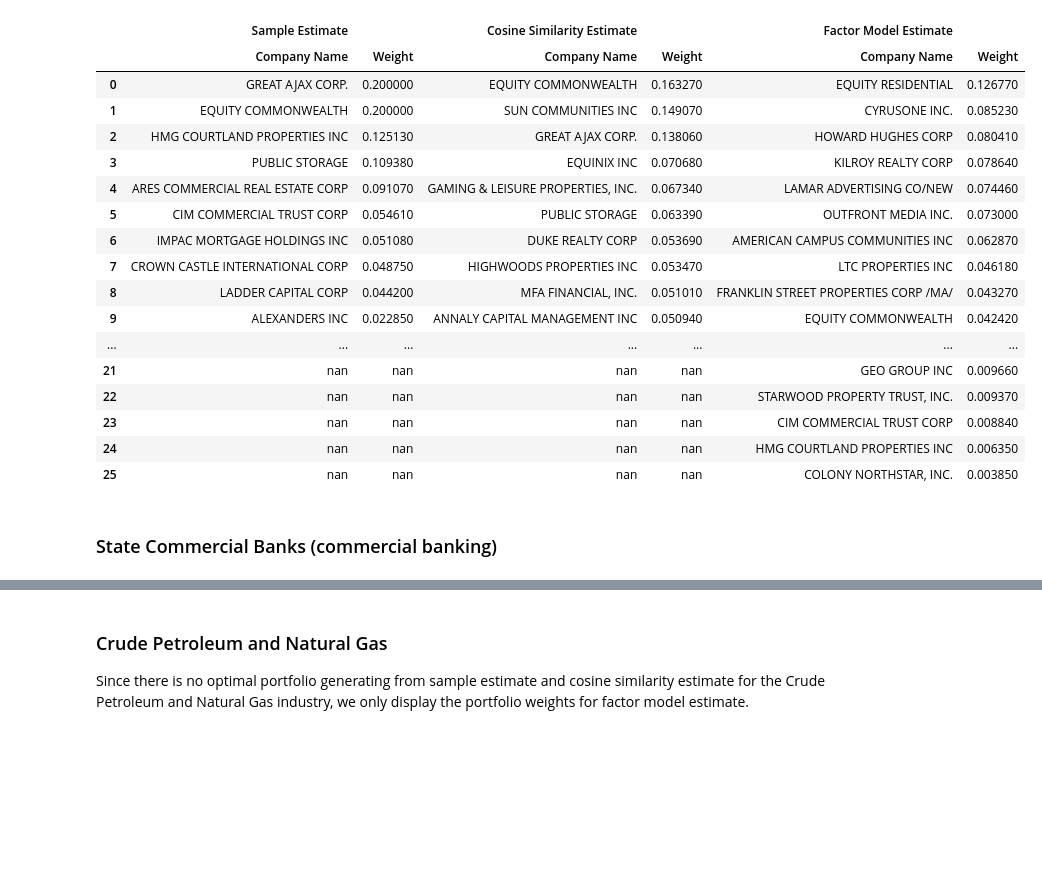
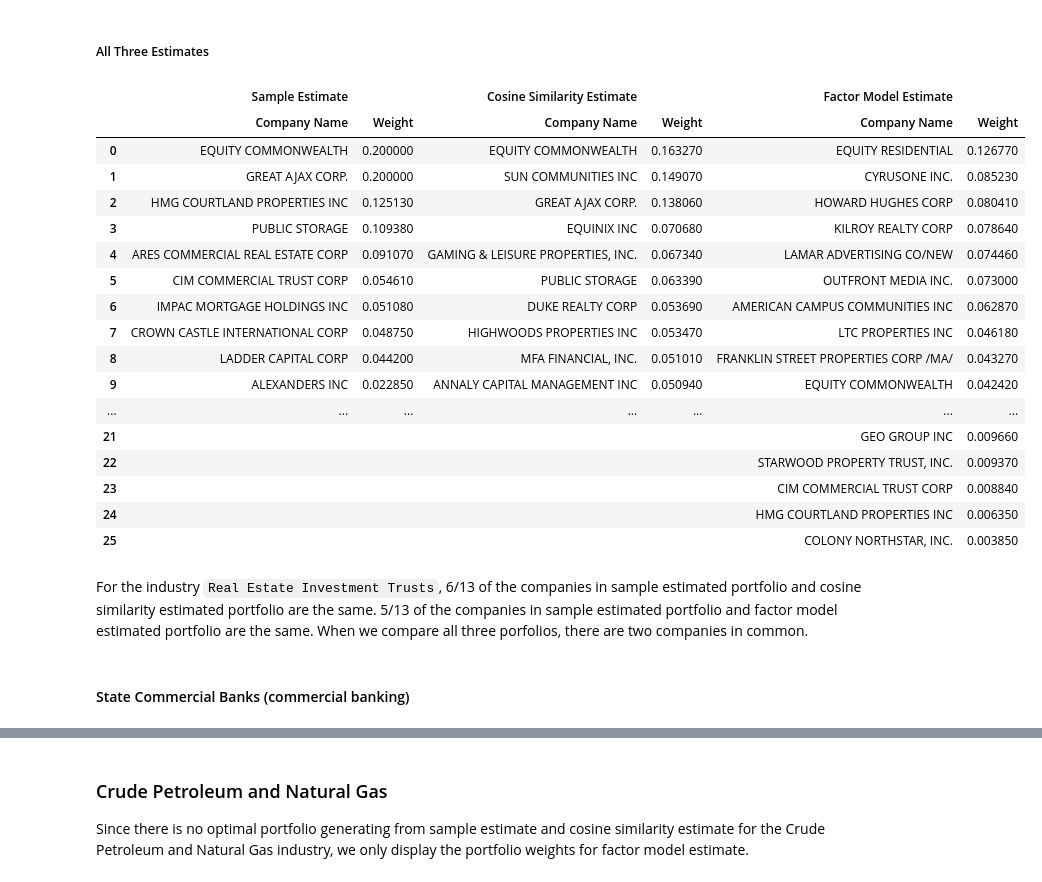
Before and after one commit to richardye101/ubineer_nlp_research, a Jupyter notebook: content/peitong/3.4_Minimum_Variance_Analysis_Results.ipynb, the cells around one changed output, grey strips where cells are left out. Drawn from its saved outputs; the diff is of its cells as text; code cells hidden in the pictures; blank space fills up the shorter version.

```diff
--- a/content/peitong/3.4_Minimum_Variance_Analysis_Results.ipynb
+++ b/content/peitong/3.4_Minimum_Variance_Analysis_Results.ipynb
@@ -1,8 +1,17 @@
 # %%
 import pandas as pd
+import seaborn as sns
 
-def highlight(val):
-    color = 'blue' if val in Same else 'black'
+def highlight_12(val):
+    color = 'blue' if val in Same_12 else 'black'
     return 'color: %s' % color
+
+def highlight_13(val):
+    color = 'green' if val in Same_13 else 'black'
+    return 'color: %s' % color
+
+def highlight_all(val):
+    color = 'red' if val in Same_all else 'black'
+    return 'color: %s' % color
 # %% [markdown]
 ## Porfolio Analysis Results
@@ -131,4 +290,8 @@ columns = pd.MultiIndex.from_product([['Sample Estimate', 'Cosine Similarity Est
                                       ['Company Name', 'Weight']])
 real_estate = pd.concat([pd.concat([sample_real_estate, cos_sim_real_estate], axis=1), factor_model_real_estate], axis=1)
 real_estate.columns = columns
-Same = (set(sample_real_estate.Company_Name) & set(cos_sim_real_estate.Company_Name)) & set(factor_model_real_estate.Company_Name)
+
+Same_12 = (set(sample_real_estate.Company_Name) & set(cos_sim_real_estate.Company_Name))
+Same_13 = (set(sample_real_estate.Company_Name) & set(factor_model_real_estate.Company_Name))
+Same_all = Same_12 & Same_13
+real_estate = real_estate.fillna(" ")
@@ -135,10 +344,12 @@ Same = (set(sample_real_estate.Company_Name) & set(cos_sim_real_estate.Company_N
+# %% [markdown]
+##### All Three Estimates
 # %%
-real_estate.style.applymap(highlight)
+real_estate.style.applymap(highlight_all)
 # %% [output]
 |  | Sample Estimate |  | Cosine Similarity Estimate |  | Factor Model Estimate |  |
 |  | Company Name | Weight | Company Name | Weight | Company Name | Weight |
-| 0 | GREAT AJAX CORP. | 0.200000 | EQUITY COMMONWEALTH | 0.163270 | EQUITY RESIDENTIAL | 0.126770 |
-| 1 | EQUITY COMMONWEALTH | 0.200000 | SUN COMMUNITIES INC | 0.149070 | CYRUSONE INC. | 0.085230 |
+| 0 | EQUITY COMMONWEALTH | 0.200000 | EQUITY COMMONWEALTH | 0.163270 | EQUITY RESIDENTIAL | 0.126770 |
+| 1 | GREAT AJAX CORP. | 0.200000 | SUN COMMUNITIES INC | 0.149070 | CYRUSONE INC. | 0.085230 |
 | 2 | HMG COURTLAND PROPERTIES INC | 0.125130 | GREAT AJAX CORP. | 0.138060 | HOWARD HUGHES CORP | 0.080410 |
 | 3 | PUBLIC STORAGE | 0.109380 | EQUINIX INC | 0.070680 | KILROY REALTY CORP | 0.078640 |
 | 4 | ARES COMMERCIAL REAL ESTATE CORP | 0.091070 | GAMING & LEISURE PROPERTIES, INC. | 0.067340 | LAMAR ADVERTISING CO/NEW | 0.074460 |
@@ -148,10 +359,12 @@ real_estate.style.applymap(highlight)
 | 8 | LADDER CAPITAL CORP | 0.044200 | MFA FINANCIAL, INC. | 0.051010 | FRANKLIN STREET PROPERTIES CORP /MA/ | 0.043270 |
 | 9 | ALEXANDERS INC | 0.022850 | ANNALY CAPITAL MANAGEMENT INC | 0.050940 | EQUITY COMMONWEALTH | 0.042420 |
 | ... | ... | ... | ... | ... | ... | ... |
-| 21 | nan | nan | nan | nan | GEO GROUP INC | 0.009660 |
-| 22 | nan | nan | nan | nan | STARWOOD PROPERTY TRUST, INC. | 0.009370 |
-| 23 | nan | nan | nan | nan | CIM COMMERCIAL TRUST CORP | 0.008840 |
-| 24 | nan | nan | nan | nan | HMG COURTLAND PROPERTIES INC | 0.006350 |
-| 25 | nan | nan | nan | nan | COLONY NORTHSTAR, INC. | 0.003850 |
+| 21 |  |  |  |  | GEO GROUP INC | 0.009660 |
+| 22 |  |  |  |  | STARWOOD PROPERTY TRUST, INC. | 0.009370 |
+| 23 |  |  |  |  | CIM COMMERCIAL TRUST CORP | 0.008840 |
+| 24 |  |  |  |  | HMG COURTLAND PROPERTIES INC | 0.006350 |
+| 25 |  |  |  |  | COLONY NORTHSTAR, INC. | 0.003850 |
+# %% [markdown]
+For the industry `Real Estate Investment Trusts`, 6/13 of the companies in sample estimated portfolio and cosine similarity estimated portfolio are the same. 5/13 of the companies in sample estimated portfolio and factor model estimated portfolio are the same. When we compare all three porfolios, there are two companies in common.
 # %% [markdown]
-### State Commercial Banks (commercial banking)
+#### State Commercial Banks (commercial banking)
```
Also changed, not shown: parts of 43 cells of this notebook, 19 other files.
